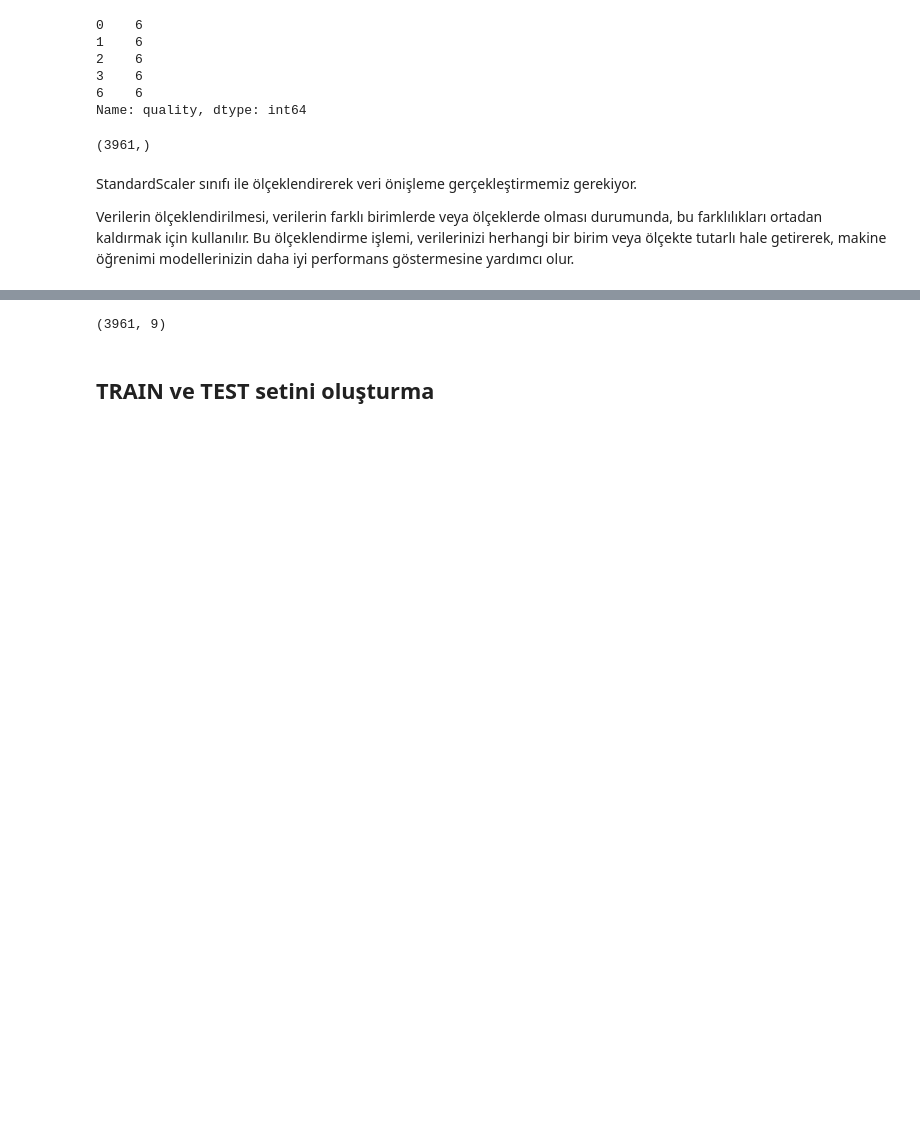
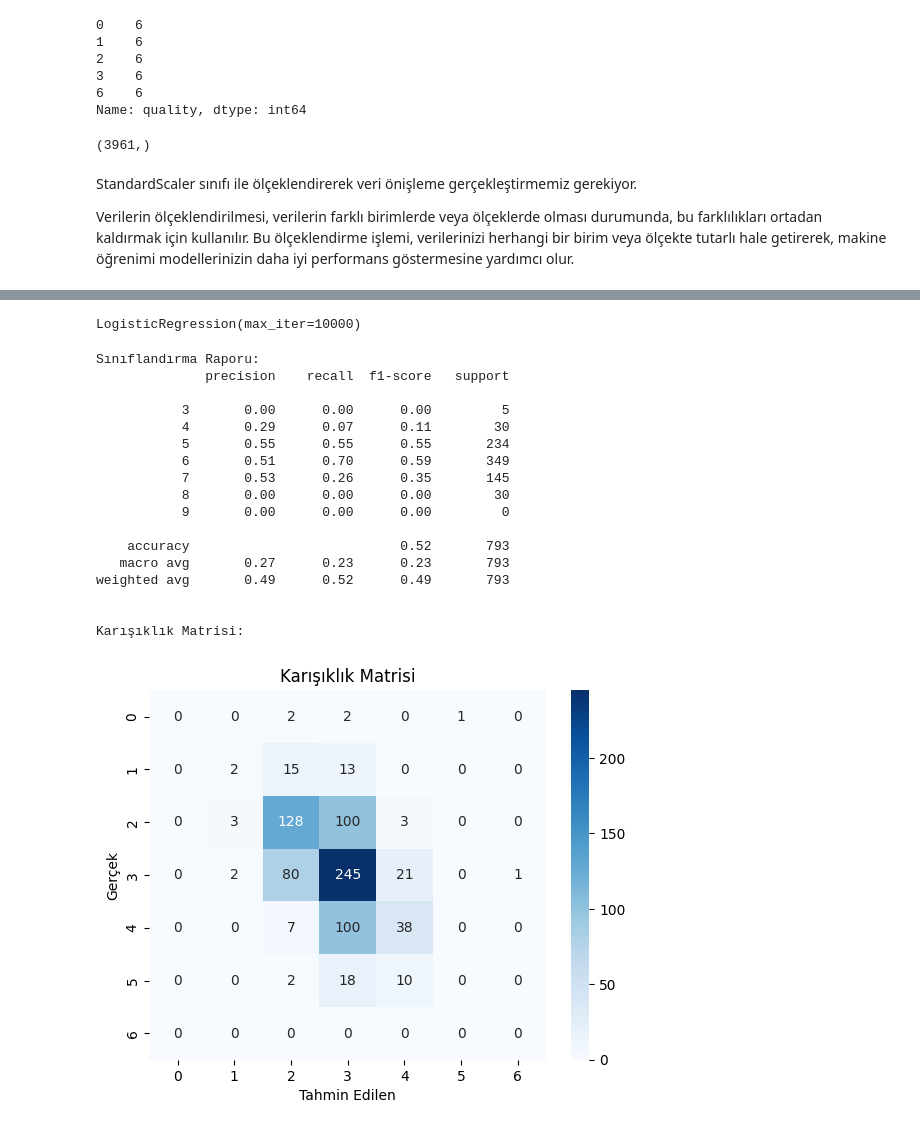
Before and after one commit to burcuuluag/python_projects, a Jupyter notebook: ml_projects/wine_quality/main.ipynb, the cells around one changed output, grey strips where cells are left out. Saved outputs shown, nothing was run; the diff lists cells and outputs as text; code cells hidden in the pictures; blank space fills up the shorter version.

Commit message:
Wine qulity project with logistic regression classification

```diff
--- a/ml_projects/wine_quality/main.ipynb
+++ b/ml_projects/wine_quality/main.ipynb
@@ -202,6 +199,49 @@ rescaledX = scaler.transform(X1)
-# %%
-rescaledX.shape
-# %% [output]
-(3961, 9)
-# %% [markdown]
-## TRAIN ve TEST setini oluşturma
+# %%
+# Özelliklerin ölçeklendirilmesi
+scaler = StandardScaler()
+X_scaled = scaler.fit_transform(X)
+# %%
+# Eğitim ve test setlerinin oluşturulması
+X_train, X_test, y_train, y_test = train_test_split(X_scaled, y, test_size=0.2, random_state=42)
+# %%
+from sklearn.linear_model import LogisticRegression
+from sklearn.metrics import classification_report, confusion_matrix
+
+# Lojistik regresyon modeli oluşturma ve eğitme
+model = LogisticRegression(max_iter=10000)
+model.fit(X_train, y_train)
+# %% [output]
+LogisticRegression(max_iter=10000)
+# %%
+# Modelin test seti üzerindeki performansının değerlendirilmesi
+y_pred = model.predict(X_test)
+
+print("\nSınıflandırma Raporu:")
+print(classification_report(y_test, y_pred))
+
+print("\nKarışıklık Matrisi:")
+cm = confusion_matrix(y_test, y_pred)
+sns.heatmap(cm, annot=True, fmt="d", cmap="Blues")
+plt.title('Karışıklık Matrisi')
+plt.xlabel('Tahmin Edilen')
+plt.ylabel('Gerçek')
+plt.show()
+# %% [output]
+Sınıflandırma Raporu:
+              precision    recall  f1-score   support
+
+           3       0.00      0.00      0.00         5
+           4       0.29      0.07      0.11        30
+           5       0.55      0.55      0.55       234
+           6       0.51      0.70      0.59       349
+           7       0.53      0.26      0.35       145
+           8       0.00      0.00      0.00        30
+           9       0.00      0.00      0.00         0
+
+    accuracy                           0.52       793
+   macro avg       0.27      0.23      0.23       793
+weighted avg       0.49      0.52      0.49       793
+
+
+Karışıklık Matrisi:
+[figure, added]
```
Also changed, not shown: parts of 24 cells of this notebook, 1 other file.
